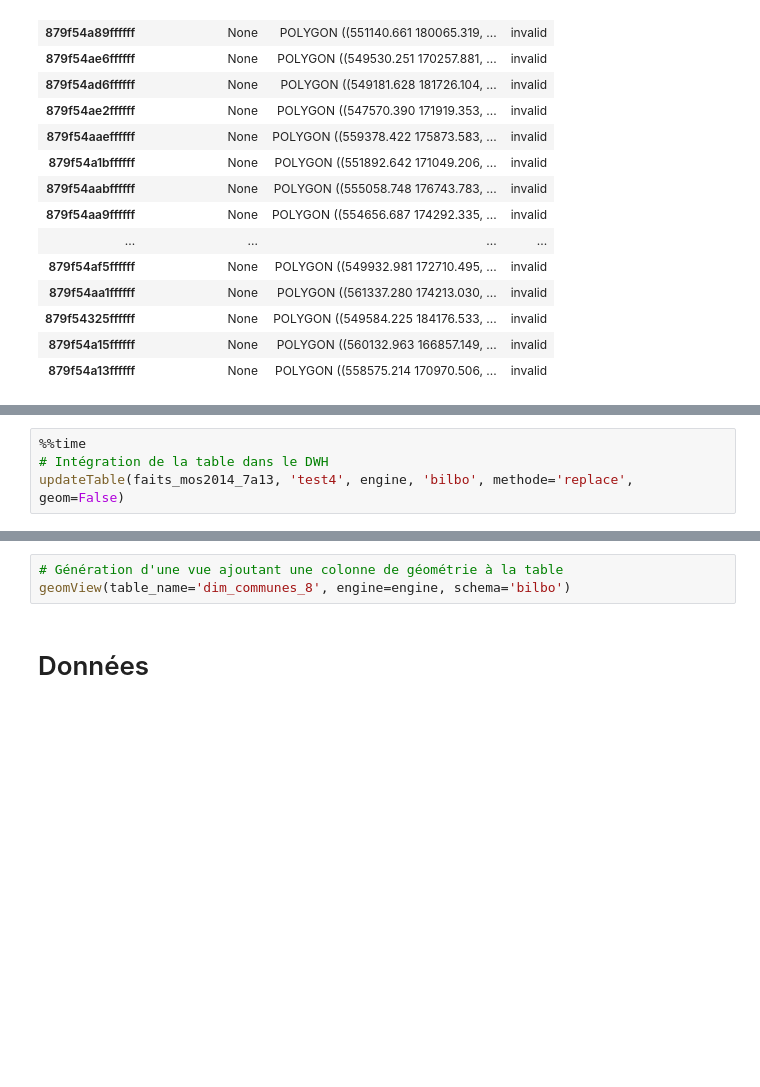
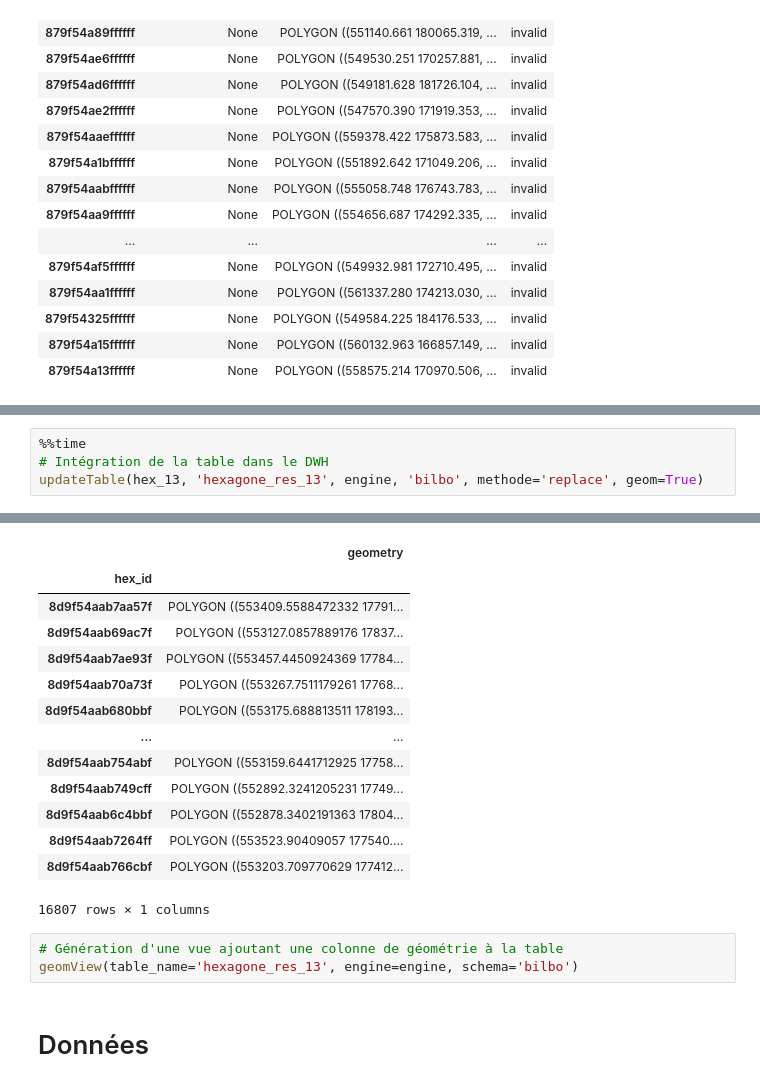
Before and after one commit to yougis/bilbo_H3, a Jupyter notebook: python/integrationDWH_partition_18_07.ipynb, the cells around one changed output, grey strips where cells are left out. Saved outputs shown, nothing was run; the diff lists cells and outputs as text; blank space fills up the shorter version.

```diff
--- a/python/integrationDWH_partition_18_07.ipynb
+++ b/python/integrationDWH_partition_18_07.ipynb
@@ -895,4 +929,5 @@ hex_13
 # %%
 %%time
 # Intégration de la table dans le DWH
-updateTable(faits_mos2014_7a13, 'test4', engine, 'bilbo', methode='replace', geom=False)
+updateTable(hex_13, 'hexagone_res_13', engine, 'bilbo', methode='replace', geom=True)
+# %% [output]
@@ -899,6 +935,20 @@ updateTable(faits_mos2014_7a13, 'test4', engine, 'bilbo', methode='replace', geo
+|  | geometry |
+| hex_id |  |
+| 8d9f54aab7aa57f | POLYGON ((553409.5588472332 17791... |
+| 8d9f54aab69ac7f | POLYGON ((553127.0857889176 17837... |
+| 8d9f54aab7ae93f | POLYGON ((553457.4450924369 17784... |
+| 8d9f54aab70a73f | POLYGON ((553267.7511179261 17768... |
+| 8d9f54aab680bbf | POLYGON ((553175.688813511 178193... |
+| ... | ... |
+| 8d9f54aab754abf | POLYGON ((553159.6441712925 17758... |
+| 8d9f54aab749cff | POLYGON ((552892.3241205231 17749... |
+| 8d9f54aab6c4bbf | POLYGON ((552878.3402191363 17804... |
+| 8d9f54aab7264ff | POLYGON ((553523.90409057 177540.... |
+| 8d9f54aab766cbf | POLYGON ((553203.709770629 177412... |
+16807 rows × 1 columns
 # %%
 # Génération d'une vue ajoutant une colonne de géométrie à la table
-geomView(table_name='dim_communes_8', engine=engine, schema='bilbo')
+geomView(table_name='hexagone_res_13', engine=engine, schema='bilbo')
 # %% [markdown]
 # Données
 # %% [markdown]
```
Also changed, not shown: parts of 9 cells of this notebook, 9 other files.
